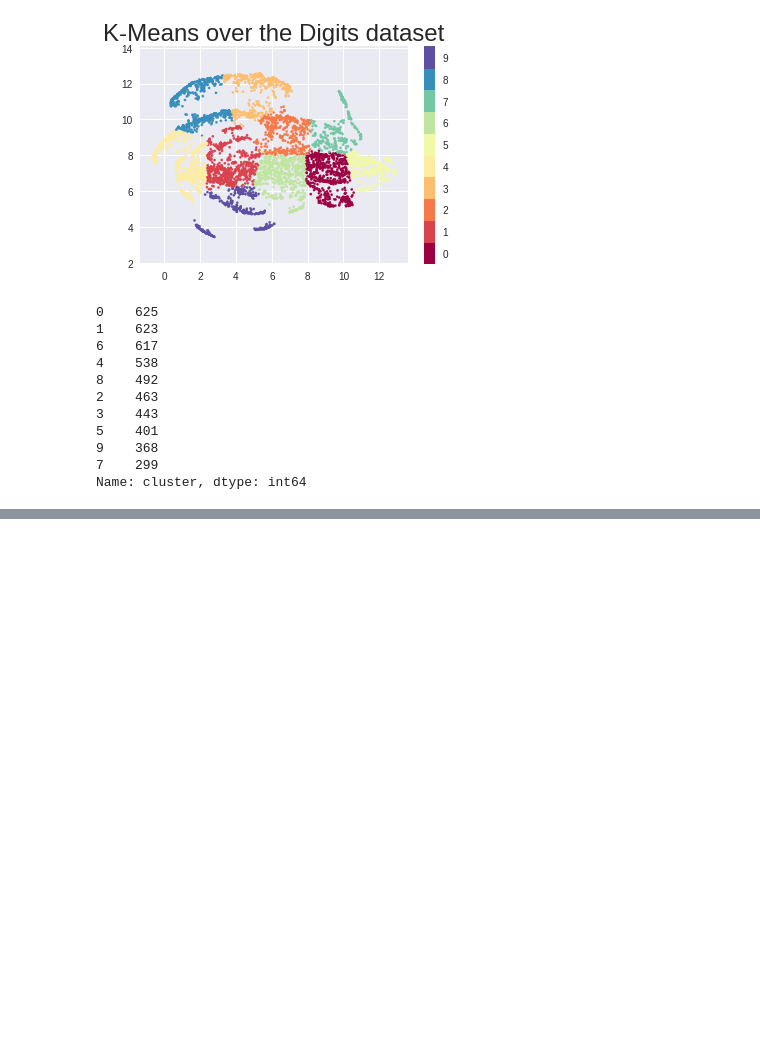
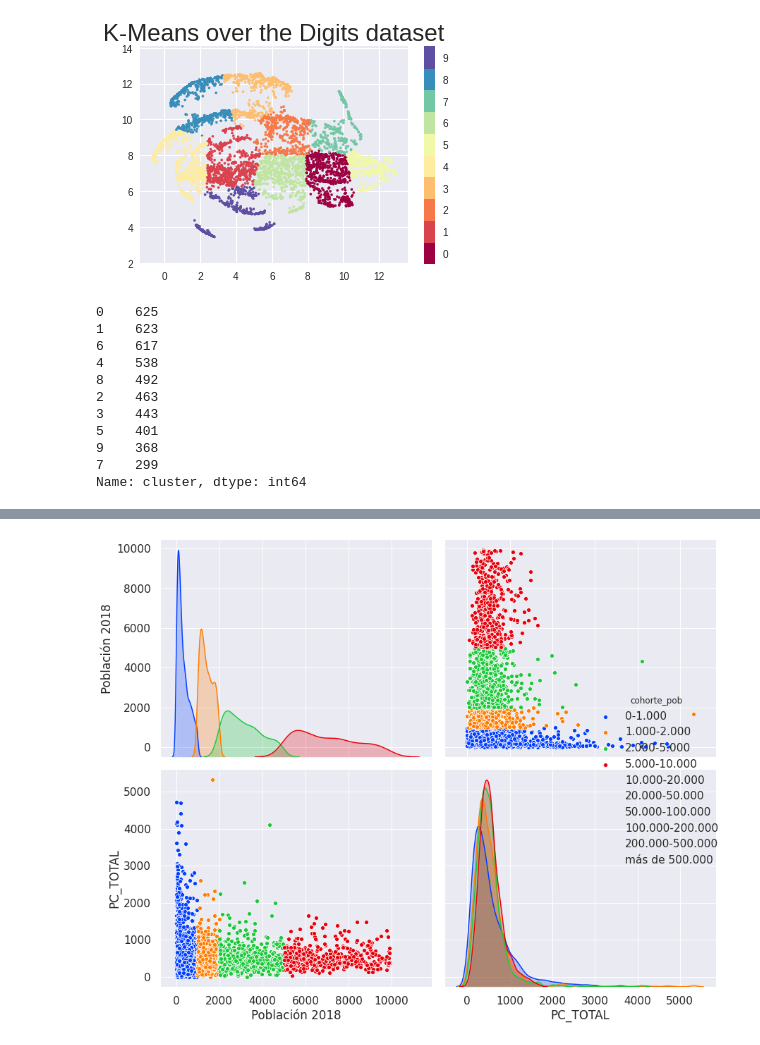
Before and after one commit to carpiero/DataTown, a Jupyter notebook: notebooks/Notebook_004.ipynb, the cells around one changed output, grey strips where cells are left out. Cells and saved outputs as stored; diff of their text form; code cells hidden in the pictures; blank space fills up the shorter version.

```diff
--- a/notebooks/Notebook_004.ipynb
+++ b/notebooks/Notebook_004.ipynb
@@ -163,0 +215,16 @@ Name: cluster, dtype: int64
+# %%
+df_final_pob[['Población 2018','PC_TOTAL', 'cohorte_pob','cluster']]
+
+df=df_final_pob[['Población 2018','PC_TOTAL', 'cohorte_pob','cluster']].loc[df_final_pob['Población 2018']<10000]
+df['cluster'] = df['cluster'].astype('category')
+# %%
+
+
+
+
+# sns.set(font_scale=1.4)
+sns.pairplot(df[['Población 2018','PC_TOTAL', 'cohorte_pob']],hue='cohorte_pob',height=5,palette='bright', diag_kind='kde')
+plt.tight_layout()
+plt.show()
+# %% [output]
+[figure, added]
```
Also changed, not shown: parts of 3 cells of this notebook, 3 other files.
